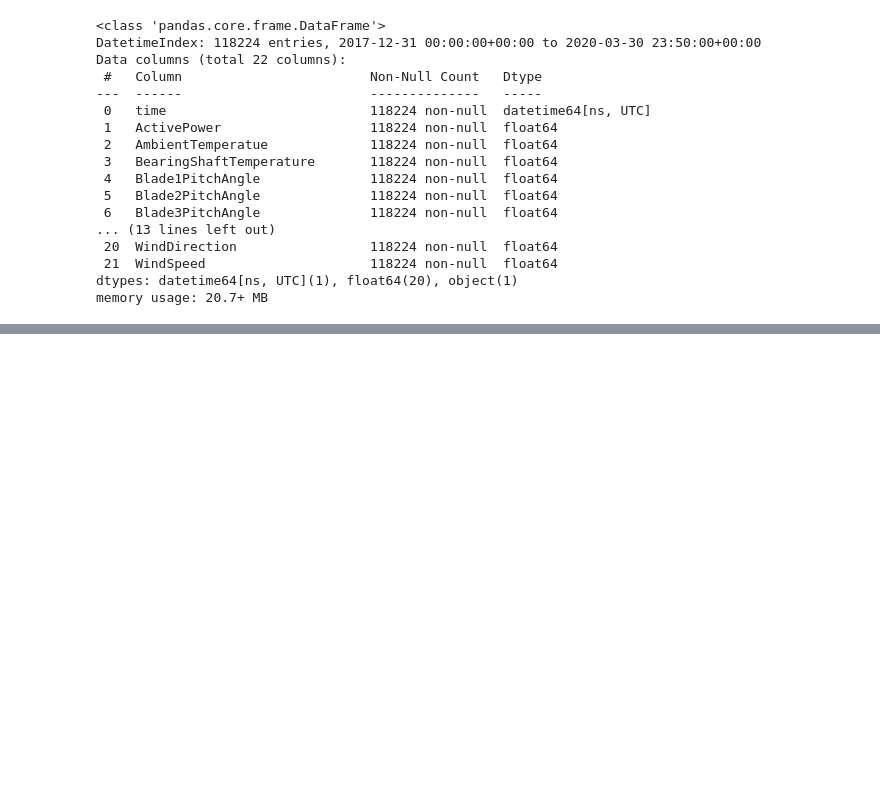
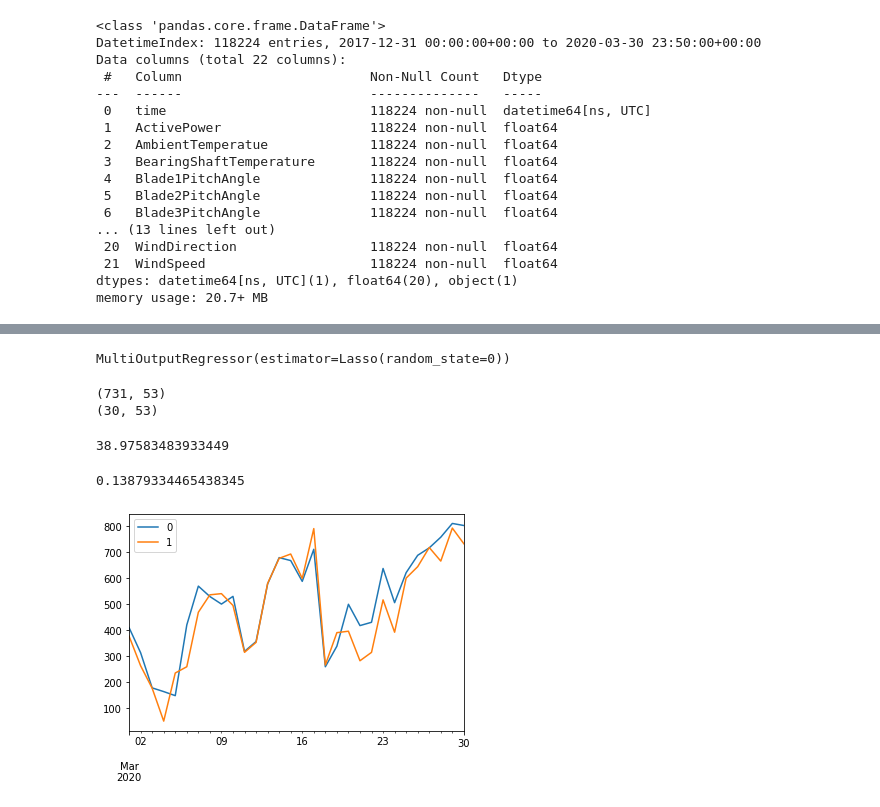
Before and after one commit to abilcode/legit-tst, a Jupyter notebook: technical_test/code/iter2/dataProcessing.ipynb, the cells around one changed output, grey strips where cells are left out. Drawn from its saved outputs; the diff is of its cells as text; code cells hidden in the pictures; blank space fills up the shorter version.

```diff
--- a/technical_test/code/iter2/dataProcessing.ipynb
+++ b/technical_test/code/iter2/dataProcessing.ipynb
@@ -44,0 +210,3 @@ data_update_day_median,data_update_day_std,data_update_day_min,data_update_day_m
+# %%
+y_t = y.loc[X_t.index]
+y_t
@@ -44,0 +254,37 @@ data_update_day_median,data_update_day_std,data_update_day_min,data_update_day_m
+# %%
+X_train_t = X_t.iloc[:-30,:]
+y_train_t = y_t.loc[X_train_t.index].values.reshape(-1, 1)
+
+X_test_t = X_t.iloc[-30:,:]
+y_test_t = y_t.loc[X_test_t.index].values.reshape(-1, 1)
+# %%
+# Baseline model
+model = MultiOutputRegressor(Lasso(random_state=0))
+
+# Train the model
+model.fit(X_train_t,y_train_t)
+# %% [output]
+MultiOutputRegressor(estimator=Lasso(random_state=0))
+# %%
+print(X_train_t.shape)
+print(X_test_t.shape)
+# %% [output]
+(731, 53)
+(30, 53)
+# %%
+pred = model.predict(X_test_t)
+np.mean(pred-y_test_t)**2/30
+# %% [output]
+38.97583483933449
+# %%
+### Error Analysis
+temp = pd.DataFrame(pred)
+temp[1] = y_test_t # actual
+temp.index = X_test_t.index
+temp.plot()
+
+mape = np.mean(np.absolute(temp[0]-temp[1])/temp[0])
+mape
+# %% [output]
+0.13879334465438345
+[figure, added]
```
Also changed, not shown: parts of 22 cells of this notebook, 3 other files.
